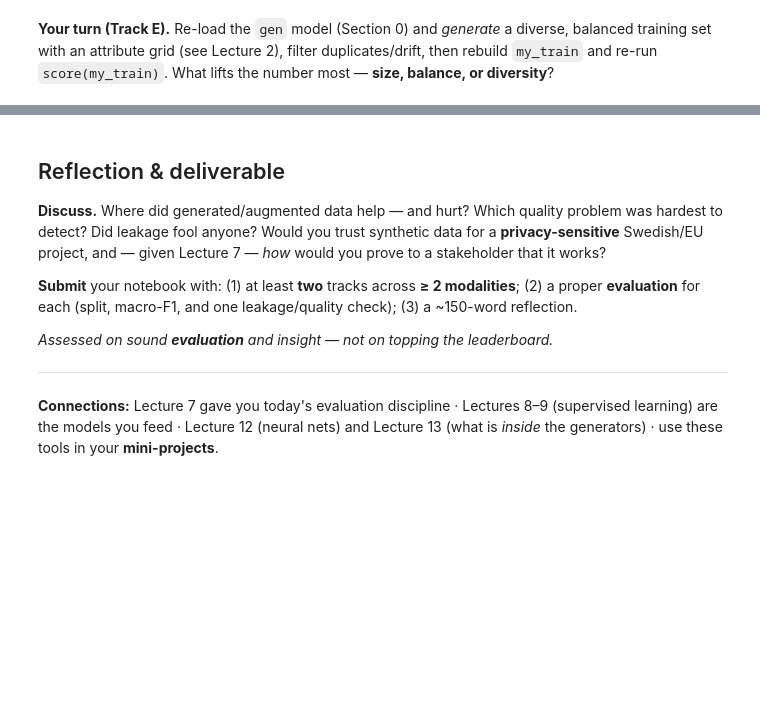
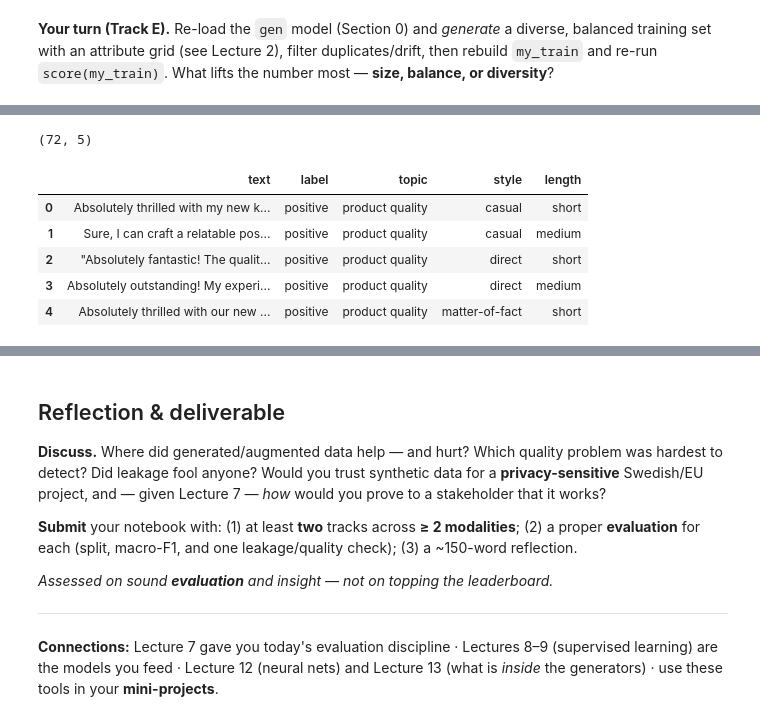
Before and after one commit to myngoc-trg/DA631E_ArtificialIntelligenceForDataScience, a Jupyter notebook: Lecture_6/Malmo_Lecture_6c_Workshop.ipynb, the cells around one changed output, grey strips where cells are left out. Saved outputs shown, nothing was run; the diff lists cells and outputs as text; code cells hidden in the pictures; blank space fills up the shorter version.

```diff
--- a/Lecture_6/Malmo_Lecture_6c_Workshop.ipynb
+++ b/Lecture_6/Malmo_Lecture_6c_Workshop.ipynb
@@ -443,3 +840,71 @@ starter macro-F1: 0.333
 **Your turn (Track E).** Re-load the `gen` model (Section 0) and *generate* a diverse, balanced
 training set with an attribute grid (see Lecture 2), filter duplicates/drift, then rebuild `my_train`
 and re-run `score(my_train)`. What lifts the number most — **size, balance, or diversity**?
+# %%
+import pandas as pd
+import itertools
+import re
+
+sentiments = ["positive", "negative"]
+
+topics = [
+    "product quality",
+    "durability",
+    "delivery",
+    "customer service",
+    "value for money",
+    "ease of use",
+]
+
+styles = [
+    "casual",
+    "direct",
+    "matter-of-fact",
+]
+
+lengths = [
+    "short",
+    "medium",
+]
+
+rows = []
+
+for sentiment, topic, style, length in itertools.product(
+    sentiments, topics, styles, lengths
+):
+        prompt = f"""
+    Write ONE fictional {sentiment} customer product review.
+
+    Topic: {topic}
+    Style: {style}
+    Length: {length}
+
+    Requirements:
+    - Clearly preserve the {sentiment} sentiment.
+    - Write naturally like a real customer.
+    - Vary the wording.
+    - Do not mention that this is synthetic.
+    - Do not give a rating.
+    - Return only the review text.
+    """
+
+        text = chat(
+            prompt,
+            system="You write realistic fictional customer reviews.",
+            max_new=80,
+            temp=0.9
+        ).strip()
+
+        rows.append({
+            "text": text,
+            "label": sentiment,
+            "topic": topic,
+            "style": style,
+            "length": length,
+        })
+
+generated_df = pd.DataFrame(rows)
+
+print(generated_df.shape)
+generated_df.head()
+# %% [output]
@@ -445,0 +928,7 @@ and re-run `score(my_train)`. What lifts the number most — **size, balance, or
+(72, 5)
+|  | text | label | topic | style | length |
+| 0 | Absolutely thrilled with my new k... | positive | product quality | casual | short |
+| 1 | Sure, I can craft a relatable pos... | positive | product quality | casual | medium |
+| 2 | "Absolutely fantastic! The qualit... | positive | product quality | direct | short |
+| 3 | Absolutely outstanding! My experi... | positive | product quality | direct | medium |
+| 4 | Absolutely thrilled with our new ... | positive | product quality | matter-of-fact | short |
```
Also changed, not shown: parts of 41 cells of this notebook.
